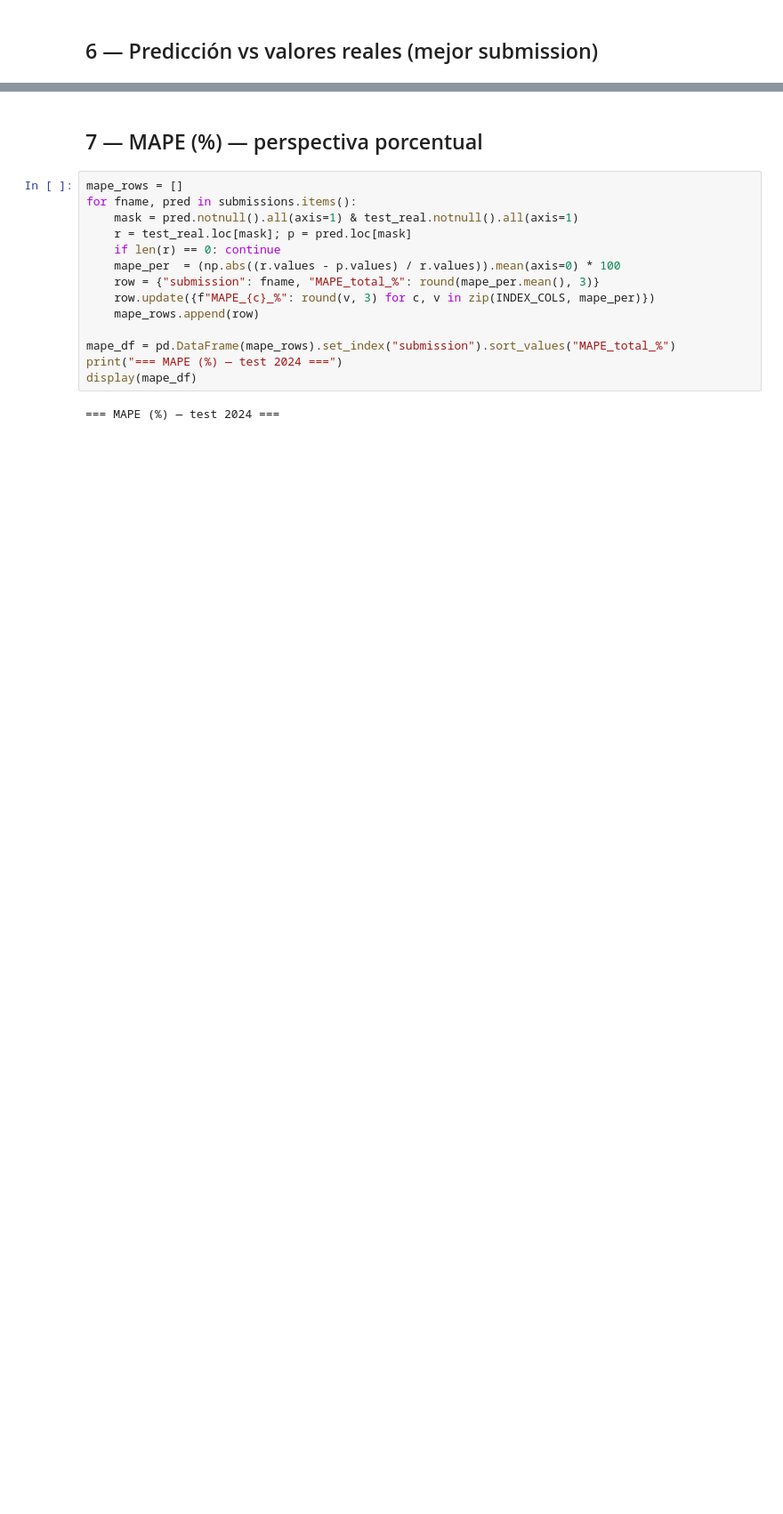
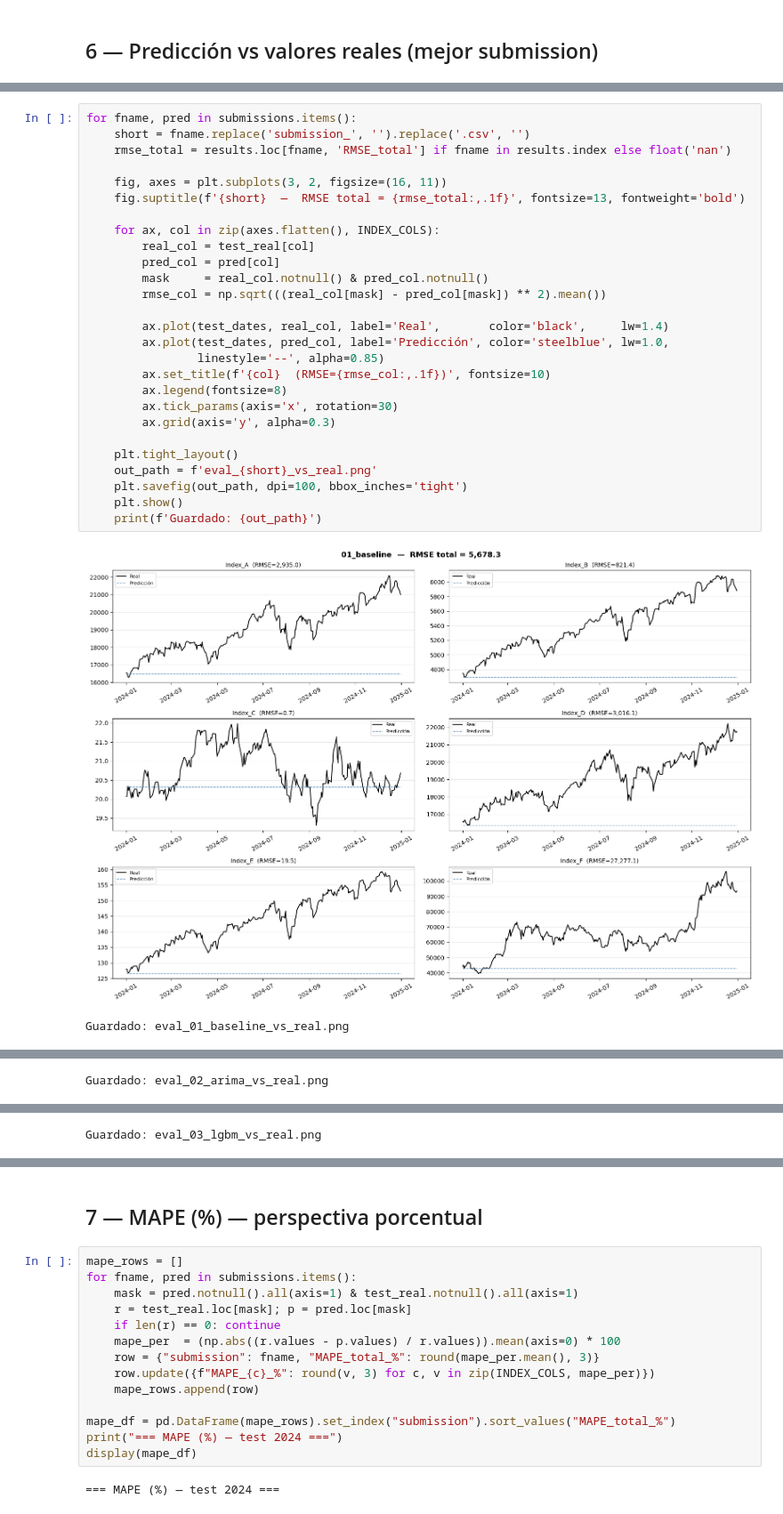
Before and after one commit to joseppsr/Previa-hackatlon, a Jupyter notebook: hackathon/08_Evaluacion_Submissions.ipynb, the cells around one changed output, grey strips where cells are left out. Shown at 89% size. Drawn from its saved outputs; the diff is of its cells as text; blank space fills up the shorter version.

```diff
--- a/hackathon/08_Evaluacion_Submissions.ipynb
+++ b/hackathon/08_Evaluacion_Submissions.ipynb
@@ -193,0 +200,30 @@ plt.show()
+# %%
+for fname, pred in submissions.items():
+    short = fname.replace('submission_', '').replace('.csv', '')
+    rmse_total = results.loc[fname, 'RMSE_total'] if fname in results.index else float('nan')
+
+    fig, axes = plt.subplots(3, 2, figsize=(16, 11))
+    fig.suptitle(f'{short}  —  RMSE total = {rmse_total:,.1f}', fontsize=13, fontweight='bold')
+
+    for ax, col in zip(axes.flatten(), INDEX_COLS):
+        real_col = test_real[col]
+        pred_col = pred[col]
+        mask     = real_col.notnull() & pred_col.notnull()
+        rmse_col = np.sqrt(((real_col[mask] - pred_col[mask]) ** 2).mean())
+
+        ax.plot(test_dates, real_col, label='Real',       color='black',     lw=1.4)
+        ax.plot(test_dates, pred_col, label='Predicción', color='steelblue', lw=1.0,
+                linestyle='--', alpha=0.85)
+        ax.set_title(f'{col}  (RMSE={rmse_col:,.1f})', fontsize=10)
+        ax.legend(fontsize=8)
+        ax.tick_params(axis='x', rotation=30)
+        ax.grid(axis='y', alpha=0.3)
+
+    plt.tight_layout()
+    out_path = f'eval_{short}_vs_real.png'
+    plt.savefig(out_path, dpi=100, bbox_inches='tight')
+    plt.show()
+    print(f'Guardado: {out_path}')
+# %% [output]
+[figure, added]
+Guardado: eval_01_baseline_vs_real.png
@@ -193,0 +231 @@ plt.show()
+Guardado: eval_02_arima_vs_real.png
@@ -193,0 +233 @@ plt.show()
+Guardado: eval_03_lgbm_vs_real.png
```
Also changed, not shown: parts of 9 cells of this notebook, 38 other files.
